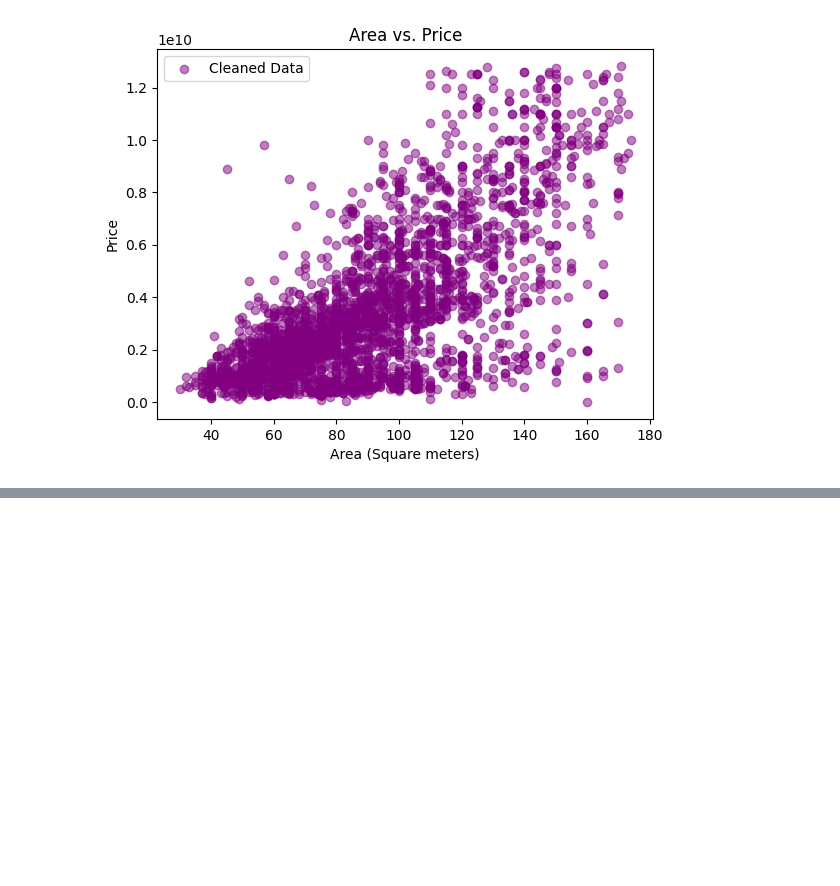
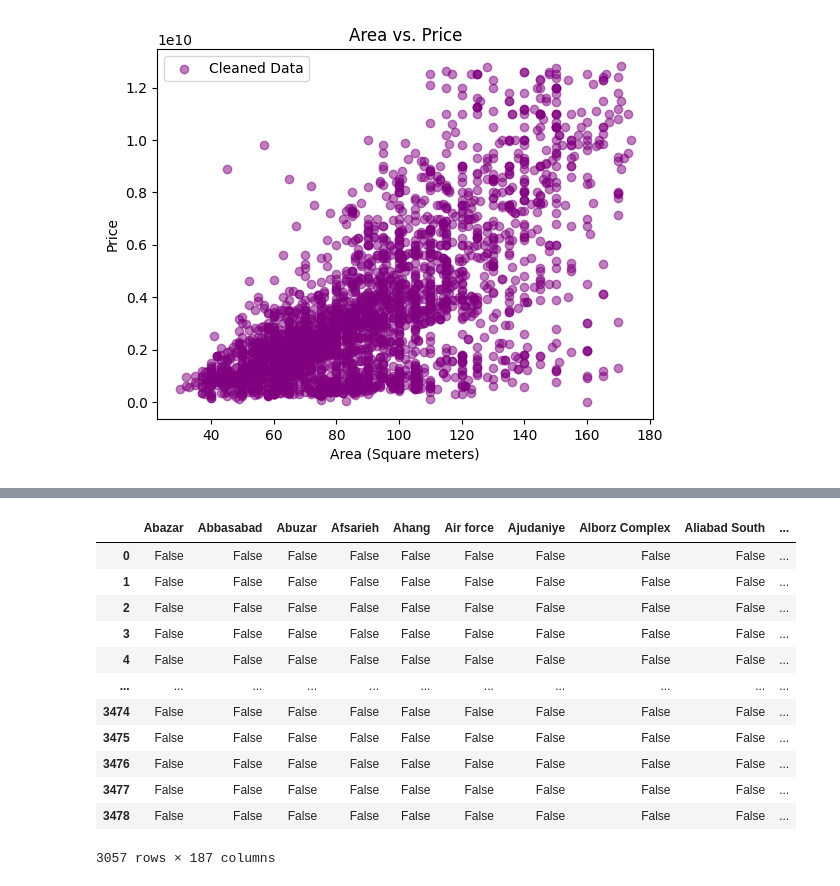
Before and after one commit to haadijafari/Jadi_ML, a Jupyter notebook: Projects/01. Regression/House_PRice.ipynb, the cells around one changed output, grey strips where cells are left out. Drawn from its saved outputs; the diff is of its cells as text; code cells hidden in the pictures; blank space fills up the shorter version.

```diff
--- a/Projects/01. Regression/House_PRice.ipynb
+++ b/Projects/01. Regression/House_PRice.ipynb
@@ -106,0 +131,17 @@ plt.show()
+# %%
+cdf_dummies = pd.get_dummies(cdf['Address'])
+cdf_dummies
+# %% [output]
+|  | Abazar | Abbasabad | Abuzar | Afsarieh | Ahang | Air force | Ajudaniye | Alborz Complex | Aliabad South | ... |
+| 0 | False | False | False | False | False | False | False | False | False | ... |
+| 1 | False | False | False | False | False | False | False | False | False | ... |
+| 2 | False | False | False | False | False | False | False | False | False | ... |
+| 3 | False | False | False | False | False | False | False | False | False | ... |
+| 4 | False | False | False | False | False | False | False | False | False | ... |
+| ... | ... | ... | ... | ... | ... | ... | ... | ... | ... | ... |
+| 3474 | False | False | False | False | False | False | False | False | False | ... |
+| 3475 | False | False | False | False | False | False | False | False | False | ... |
+| 3476 | False | False | False | False | False | False | False | False | False | ... |
+| 3477 | False | False | False | False | False | False | False | False | False | ... |
+| 3478 | False | False | False | False | False | False | False | False | False | ... |
+3057 rows × 187 columns
```
Also changed, not shown: parts of 7 cells of this notebook.
